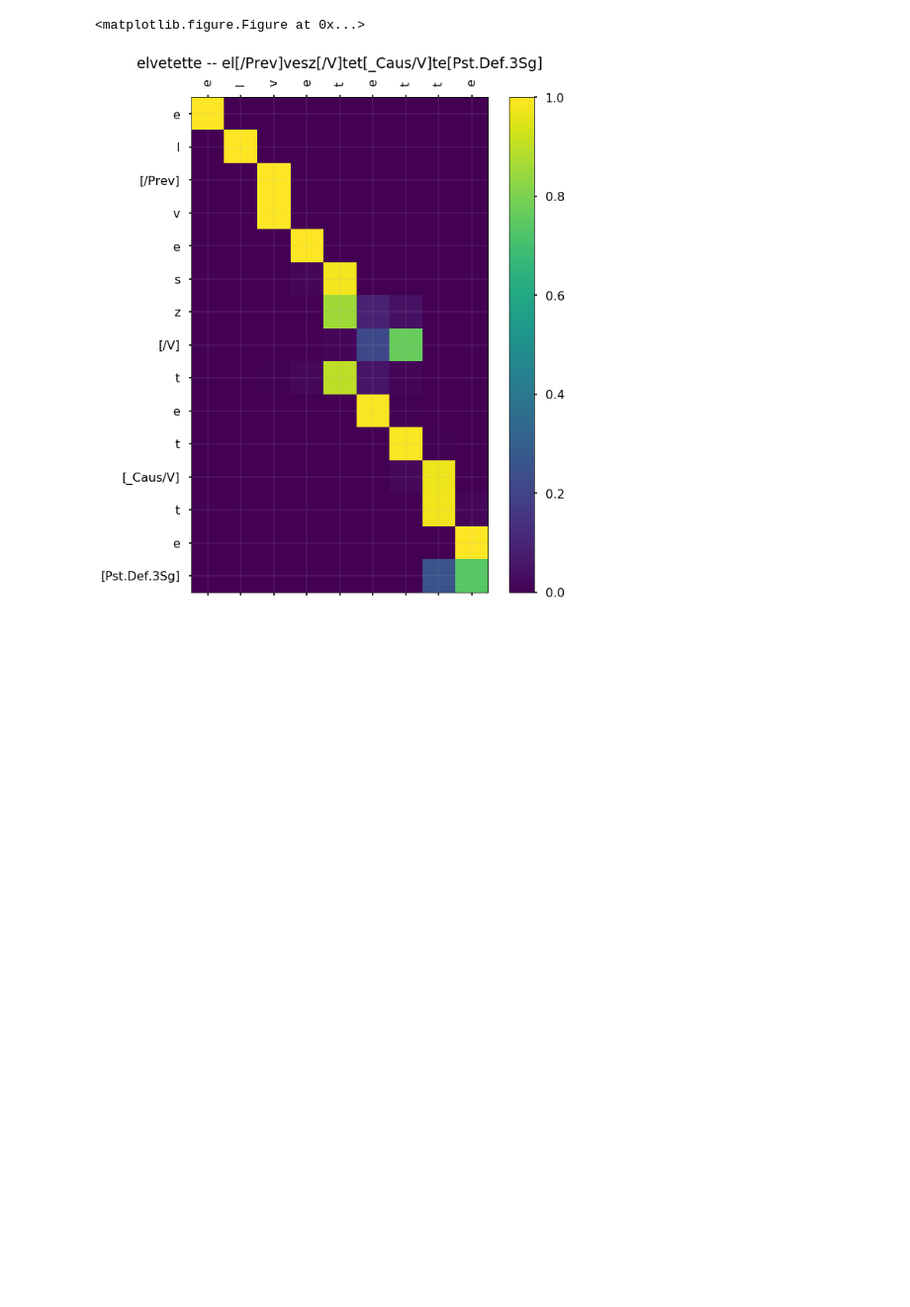
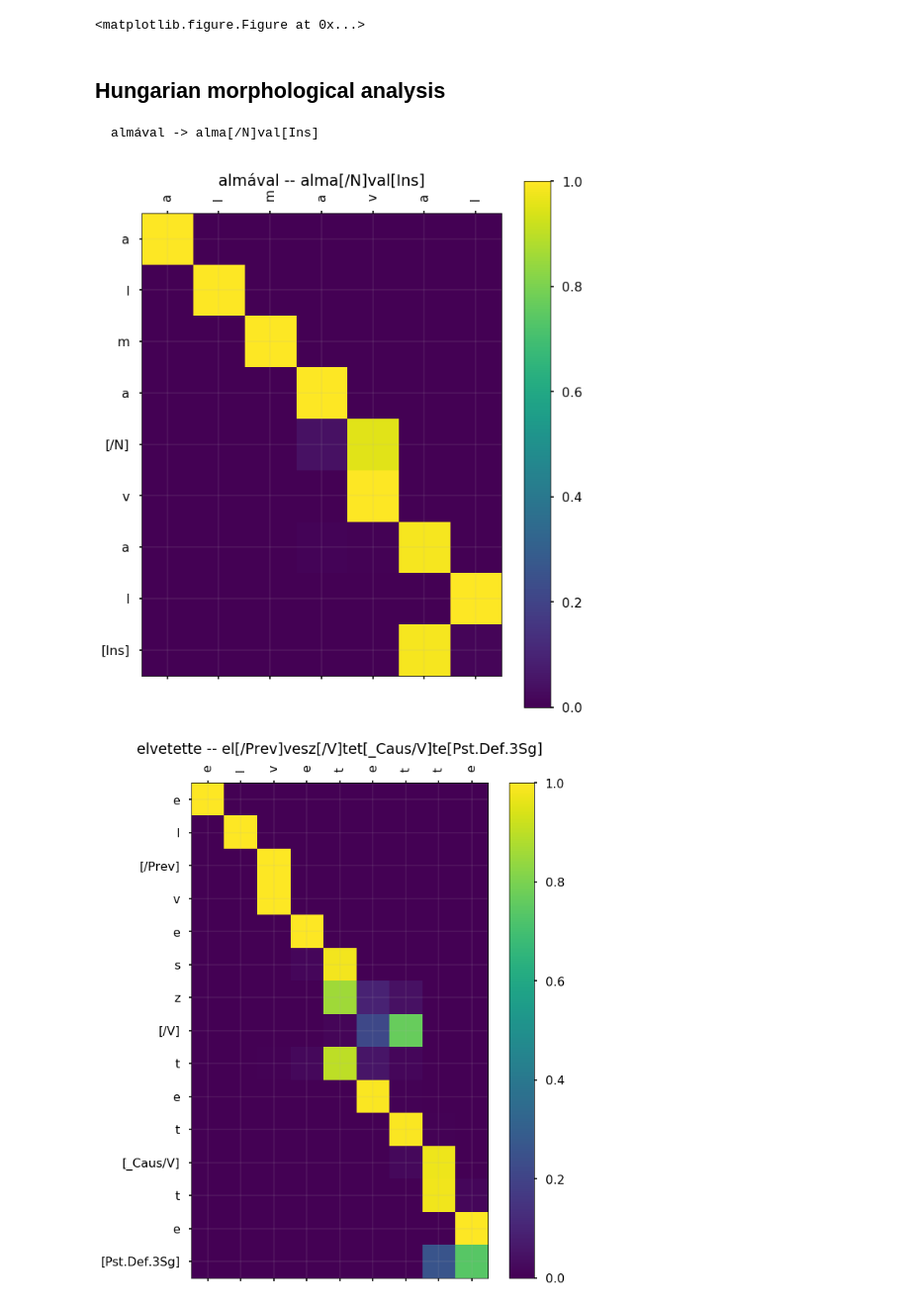
Before and after one commit to juditacs/presentations, a Jupyter notebook: dl_seminar/NMT.ipynb, the cells around one changed output. Shown: that part at 99% size. Saved outputs shown, nothing was run; the diff lists cells and outputs as text; code cells hidden in the pictures; blank space fills up the shorter version.

```diff
--- a/dl_seminar/NMT.ipynb
+++ b/dl_seminar/NMT.ipynb
@@ -156,6 +208,14 @@ def plot_attention(word, exp_dir):
     ax.yaxis.set_major_locator(ticker.MultipleLocator(1))
     ax.grid(linewidth=.2)
     fig.colorbar(cax)
+# %% [markdown]
+## Hungarian morphological analysis
+
+    almával -> alma[/N]val[Ins]
+# %%
+plot_attention("almával", "experiments/morph_ana_simplified/0014")
+# %% [output]
+[figure, added]
 # %%
 plot_attention("elvetette", "experiments/morph_ana_simplified/0014")
 # %% [output]
```
Also changed, not shown: parts of 13 cells of this notebook.
